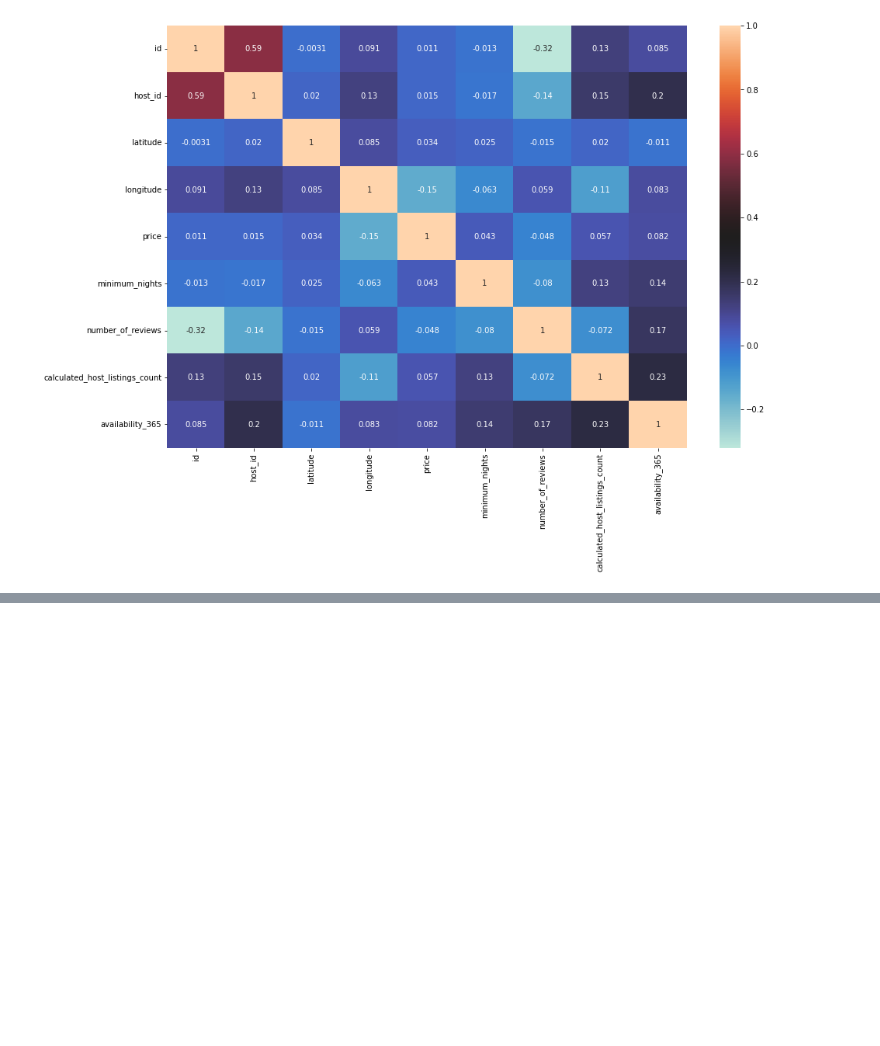
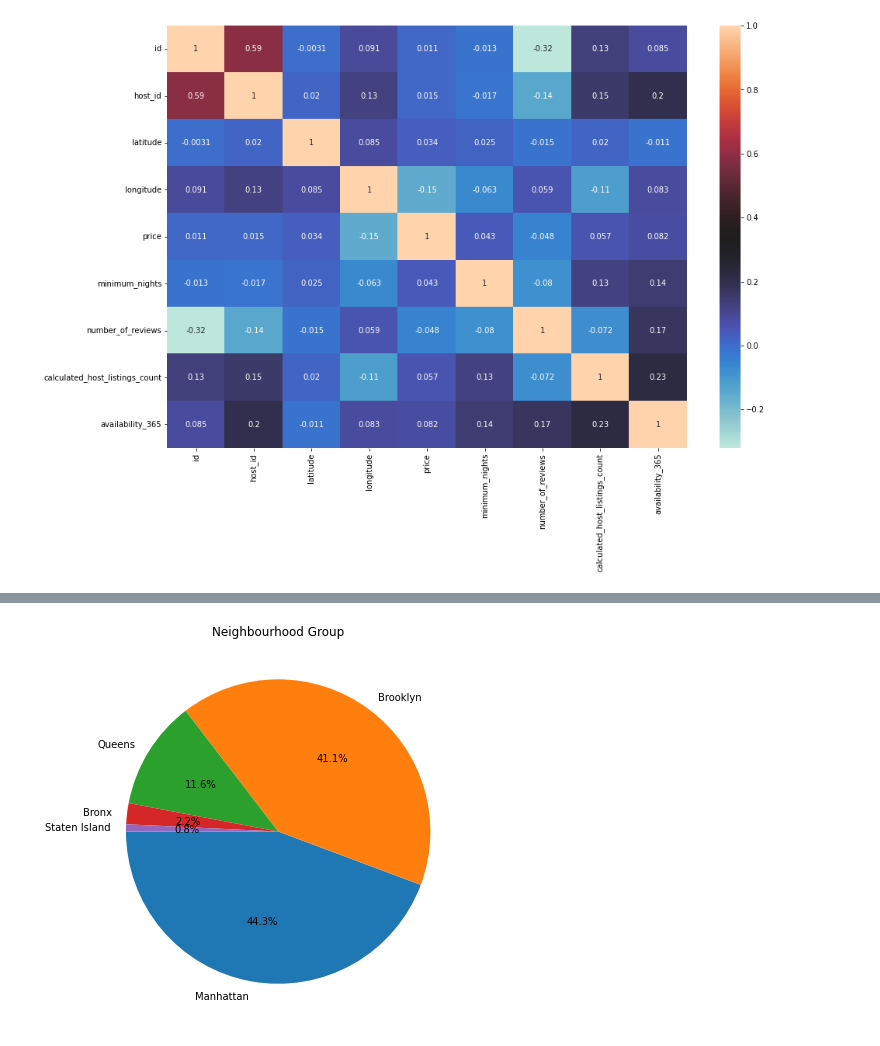
Before and after one commit to BiswajitPaul7/Airbnb-Bookings-Analysis-Capstone-Project, a Jupyter notebook: Airbnb_Bookings_Analysis_Capstone_Project_Solution.ipynb, the cells around one changed output, grey strips where cells are left out. Cells and saved outputs as stored; diff of their text form; code cells hidden in the pictures; blank space fills up the shorter version.

```diff
--- a/Airbnb_Bookings_Analysis_Capstone_Project_Solution.ipynb
+++ b/Airbnb_Bookings_Analysis_Capstone_Project_Solution.ipynb
@@ -168,0 +181,4 @@ sns.heatmap(air_corr,annot=True, cmap="icefire")
+# %%
+#Dropping the unncessary columns.
+modified_df = airbnb_df[['id','name','host_id','host_name','neighbourhood_group','neighbourhood','room_type','price','minimum_nights',
+             'number_of_reviews','calculated_host_listings_count','availability_365']]
@@ -168,0 +207,8 @@ sns.heatmap(air_corr,annot=True, cmap="icefire")
+# %%
+#Creating the pie chart to analyse the neighbourhood group values
+plt.figure(figsize=(13,7))
+plt.title("Neighbourhood Group")
+g = plt.pie(modified_df['neighbourhood_group'].value_counts(), labels=modified_df['neighbourhood_group'].value_counts().index,autopct='%1.1f%%', startangle=180)
+plt.show()
+# %% [output]
+[figure, added]
```
Also changed, not shown: parts of 6 cells of this notebook.
